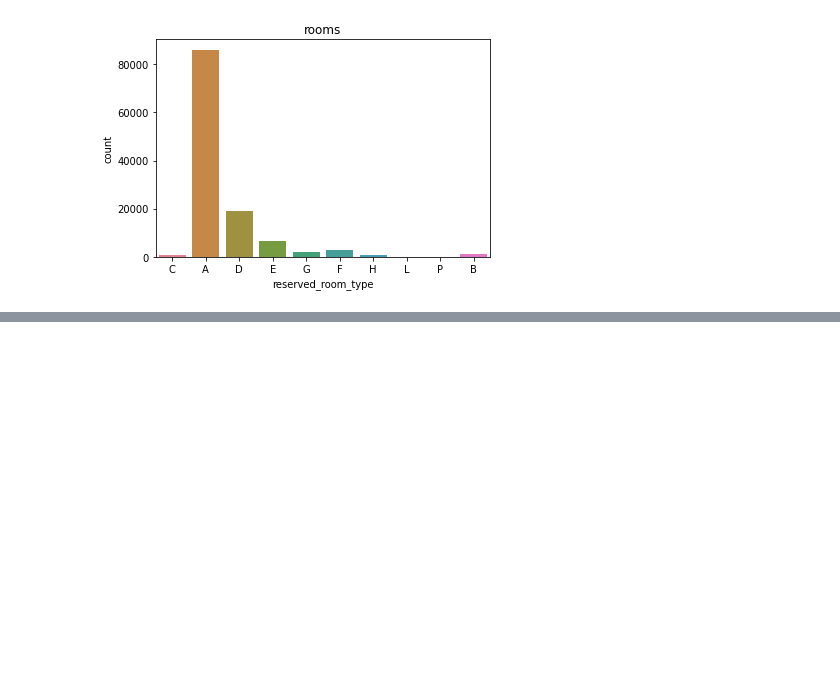
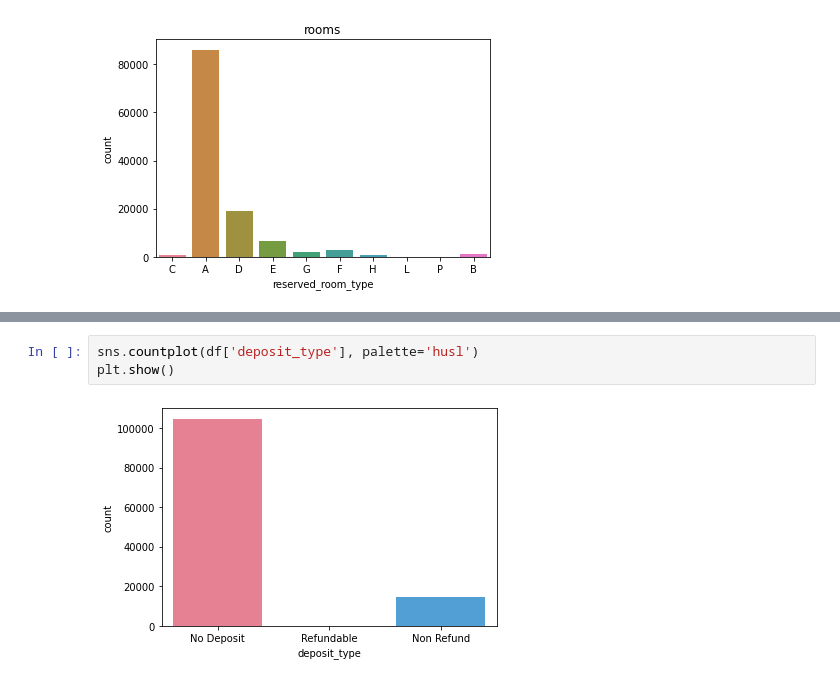
Before and after one commit to shub0411/hotel_booking_analysis, a Jupyter notebook: first_eda_pynb.ipynb, the cells around one changed output, grey strips where cells are left out. Drawn from its saved outputs; the diff is of its cells as text; blank space fills up the shorter version.

```diff
--- a/first_eda_pynb.ipynb
+++ b/first_eda_pynb.ipynb
@@ -526,0 +658,5 @@ Text(0.5, 1.0, 'rooms')
+# %%
+sns.countplot(df['deposit_type'], palette='husl')
+plt.show()
+# %% [output]
+[figure, added]
```
Also changed, not shown: parts of 32 cells of this notebook.
